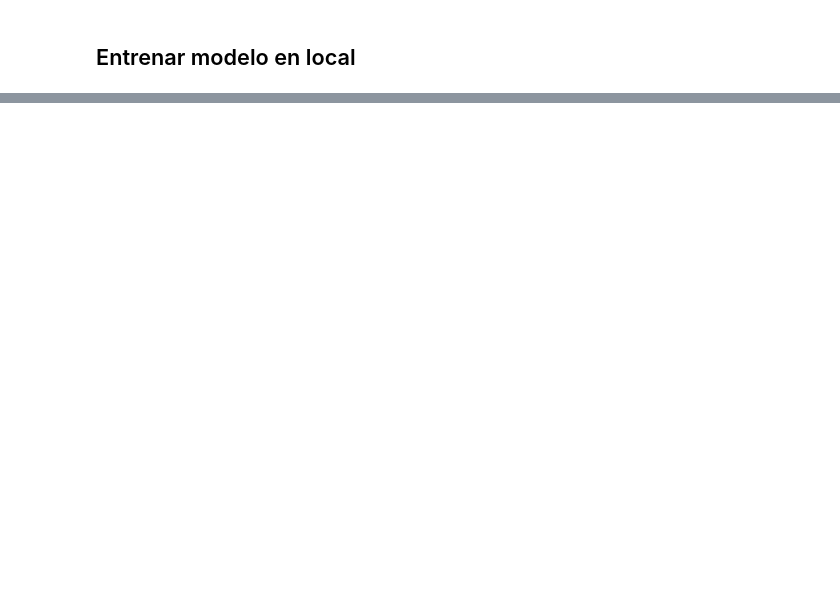
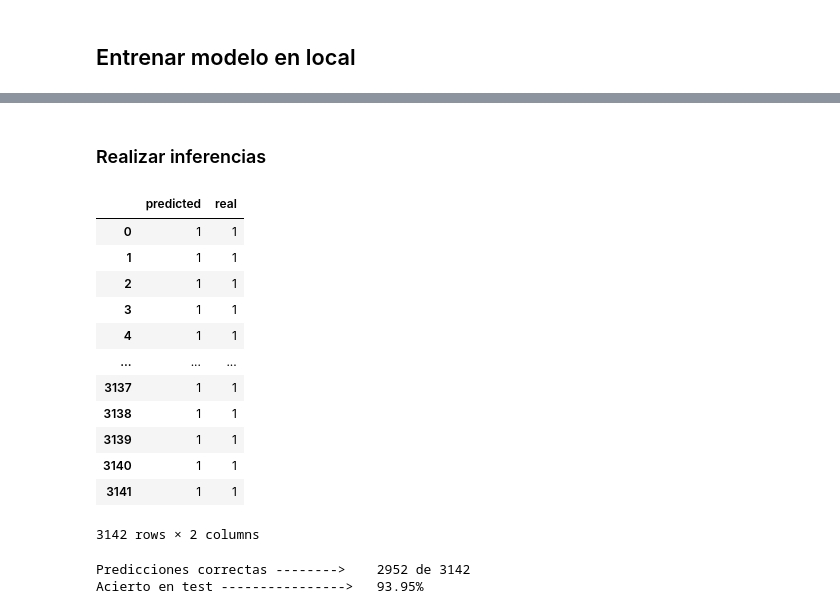
Before and after one commit to juan-csv/Rabbit-lessons-ML-module, a Jupyter notebook: 03. Notebooks/Preprocess_dataset.ipynb, the cells around one changed output, grey strips where cells are left out. Saved outputs shown, nothing was run; the diff lists cells and outputs as text; code cells hidden in the pictures; blank space fills up the shorter version.

```diff
--- a/03. Notebooks/Preprocess_dataset.ipynb
+++ b/03. Notebooks/Preprocess_dataset.ipynb
@@ -301,0 +308,41 @@ To enable them in other operations, rebuild TensorFlow with the appropriate comp
+# %% [markdown]
+### Realizar inferencias
+# %%
+from tensorflow.keras.models import load_model
+model = load_model("Model")
+# %%
+path_dataset = "Dataset/test_census.csv"
+df = pd.read_csv(path_dataset)
+x = df.drop(["income_bracket","dataframe"],axis=1)
+y = list(df["income_bracket"])
+
+data_to_predict = x.iloc[0:].values.tolist()
+# %%
+response = model.predict(data_to_predict)
+# %%
+# transform probabilities to 1 or 0 values
+predicted = [1 if r[0]>=0.5 else 0 for r in response]
+# %%
+pd.DataFrame({"predicted":predicted, "real":y})
+# %% [output]
+|  | predicted | real |
+| 0 | 1 | 1 |
+| 1 | 1 | 1 |
+| 2 | 1 | 1 |
+| 3 | 1 | 1 |
+| 4 | 1 | 1 |
+| ... | ... | ... |
+| 3137 | 1 | 1 |
+| 3138 | 1 | 1 |
+| 3139 | 1 | 1 |
+| 3140 | 1 | 1 |
+| 3141 | 1 | 1 |
+3142 rows × 2 columns
+# %%
+err = np.sum(np.array(predicted)-np.array(y))
+N = len(x)
+print(f"Predicciones correctas -------->    {N-err} de {N}")
+print(f"Acierto en test ---------------->   {(N-err)/N*100:.2f}%")
+# %% [output]
+Predicciones correctas -------->    2952 de 3142
+Acierto en test ---------------->   93.95%
```
Also changed, not shown: parts of 7 cells of this notebook, 7 other files.
